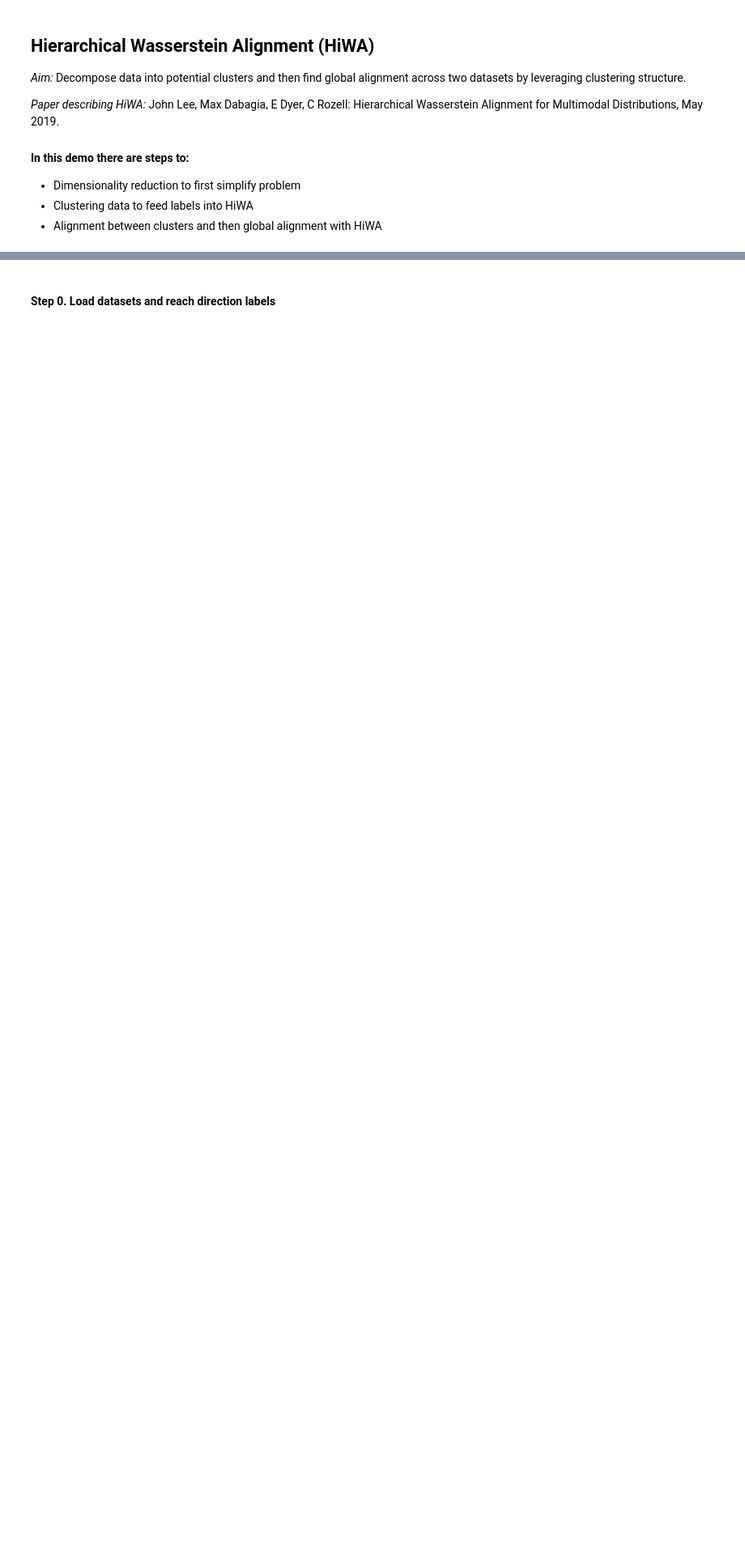
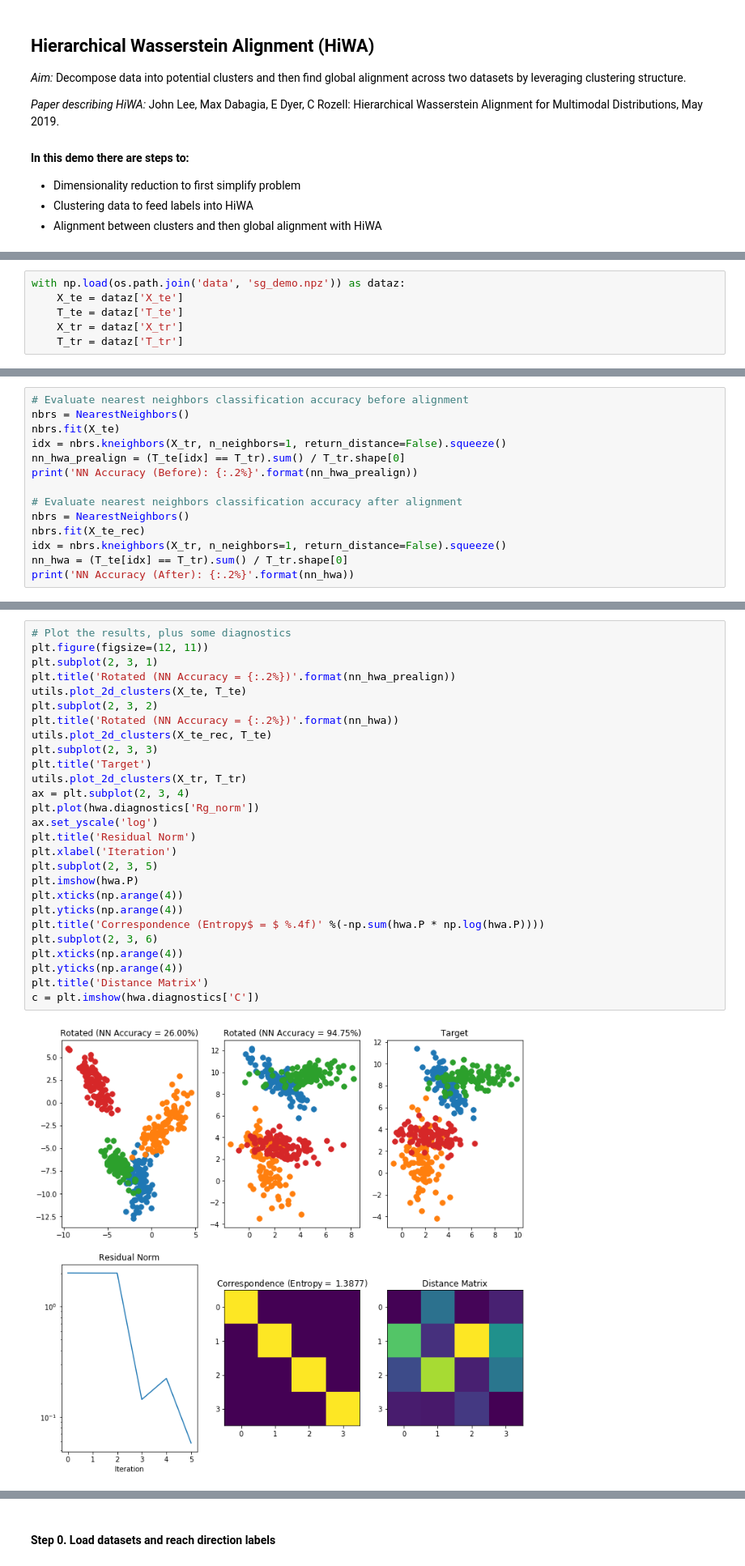
Before and after one commit to nerdslab/PyHiWA, a Jupyter notebook: HiWA-Demo.ipynb, the cells around one changed output, grey strips where cells are left out. Shown: that part at 81% size. Saved outputs shown, nothing was run; the diff lists cells and outputs as text; blank space fills up the shorter version.

Commit message:
added synthetic demo

```diff
--- a/HiWA-Demo.ipynb
+++ b/HiWA-Demo.ipynb
@@ -26,0 +32,6 @@ import matplotlib.pyplot as plt
+# %%
+with np.load(os.path.join('data', 'sg_demo.npz')) as dataz:
+    X_te = dataz['X_te']
+    T_te = dataz['T_te']
+    X_tr = dataz['X_tr']
+    T_tr = dataz['T_tr']
@@ -26,0 +62,14 @@ import matplotlib.pyplot as plt
+# %%
+# Evaluate nearest neighbors classification accuracy before alignment
+nbrs = NearestNeighbors()
+nbrs.fit(X_te)
+idx = nbrs.kneighbors(X_tr, n_neighbors=1, return_distance=False).squeeze()
+nn_hwa_prealign = (T_te[idx] == T_tr).sum() / T_tr.shape[0]
+print('NN Accuracy (Before): {:.2%}'.format(nn_hwa_prealign))
+
+# Evaluate nearest neighbors classification accuracy after alignment
+nbrs = NearestNeighbors()
+nbrs.fit(X_te_rec)
+idx = nbrs.kneighbors(X_tr, n_neighbors=1, return_distance=False).squeeze()
+nn_hwa = (T_te[idx] == T_tr).sum() / T_tr.shape[0]
+print('NN Accuracy (After): {:.2%}'.format(nn_hwa))
@@ -27 +81,30 @@ import matplotlib.pyplot as plt
+# %%
+# Plot the results, plus some diagnostics
+plt.figure(figsize=(12, 11))
+plt.subplot(2, 3, 1)
+plt.title('Rotated (NN Accuracy = {:.2%})'.format(nn_hwa_prealign))
+utils.plot_2d_clusters(X_te, T_te)
+plt.subplot(2, 3, 2)
+plt.title('Rotated (NN Accuracy = {:.2%})'.format(nn_hwa))
+utils.plot_2d_clusters(X_te_rec, T_te)
+plt.subplot(2, 3, 3)
+plt.title('Target')
+utils.plot_2d_clusters(X_tr, T_tr)
+ax = plt.subplot(2, 3, 4)
+plt.plot(hwa.diagnostics['Rg_norm'])
+ax.set_yscale('log')
+plt.title('Residual Norm')
+plt.xlabel('Iteration')
+plt.subplot(2, 3, 5)
+plt.imshow(hwa.P)
+plt.xticks(np.arange(4))
+plt.yticks(np.arange(4))
+plt.title('Correspondence (Entropy$ = $ %.4f)' %(-np.sum(hwa.P * np.log(hwa.P))))
+plt.subplot(2, 3, 6)
+plt.xticks(np.arange(4))
+plt.yticks(np.arange(4))
+plt.title('Distance Matrix')
+c = plt.imshow(hwa.diagnostics['C'])
+# %% [output]
+[figure, added]
 # %% [markdown]
```
Also changed, not shown: parts of 46 cells of this notebook, 1 other file.
